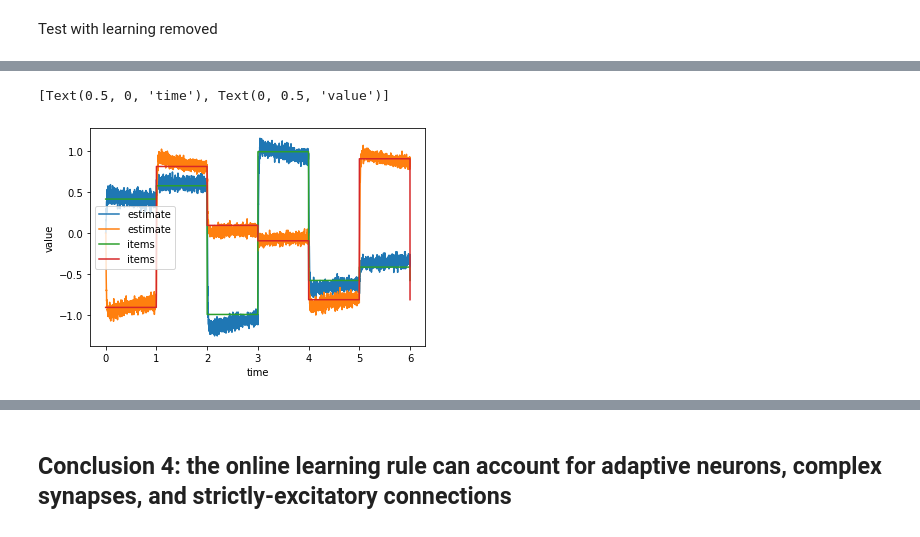
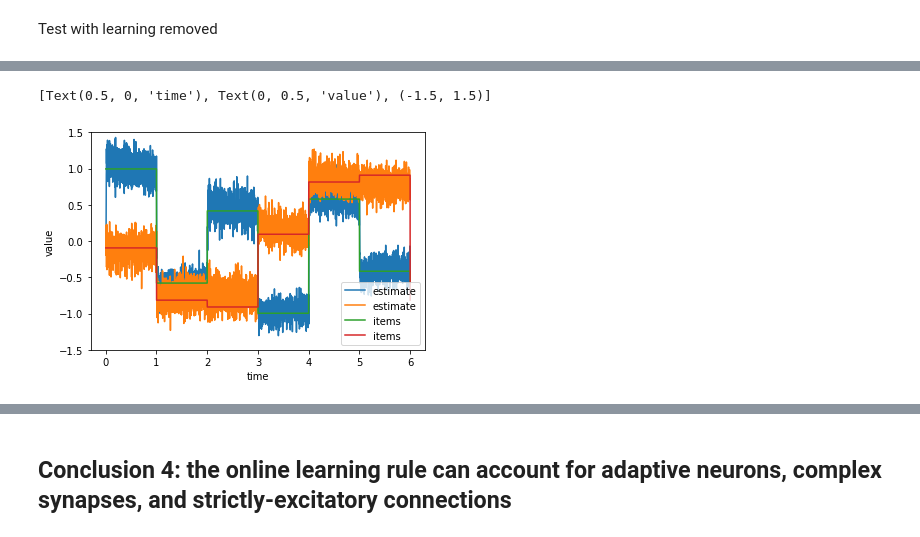
Before and after one commit to psipeter/online-sparsity, a Jupyter notebook: online_sparsity.ipynb, the cells around one changed output, grey strips where cells are left out. Saved outputs shown, nothing was run; the diff lists cells and outputs as text; code cells hidden in the pictures.

````diff
--- a/online_sparsity.ipynb
+++ b/online_sparsity.ipynb
@@ -89,7 +89,6 @@ HtmlProgressBar cannot be displayed. Please use the TerminalProgressBar. It can
 # %% [markdown]
 Save decoders, encoders, and weights
 # %%
-d_pre = sim.data[pre_target].weights
 e_target = sim.data[p_encoders][-1].copy()
 d_target = sim.data[p_decoders][-1].copy()
 w_pre_target = np.dot(e_target, d_pre)
@@ -222,6 +244,15 @@ class CustomLearningNode(nengo.Node):
 # 3. Can this learning rule sparsify ```post``` given ```target``` neural activities?
 Train the weights on the ```pre-post``` connection so that ```post```'s activities converge to ```target```'s activities; also train readout decoders for ```post``` with PES
 # %%
+t = 1.0  # stimulus time for each item
+n_cycles = 10  # number of times to loop through all items during training
+T = t*n_items*n_cycles  # total training time
+stim = make_stim()
+
+learning_rate_pes = 3e-4
+learning_rate_custom = 3e-7
+learning_rate_custom_pes = 3e-7
+
 with nengo.Network() as network:
     input = nengo.Node(stim_func)
     output = nengo.Ensemble(1, d, neuron_type=nengo.Direct())
@@ -232,11 +263,13 @@ with nengo.Network() as network:
     post = nengo.Ensemble(n_neurons, d, seed=seed+3, gain=np.ones((n_neurons)), bias=np.zeros((n_neurons)))
 
     pes = nengo.PES(learning_rate=learning_rate_pes)
-    learning_node = CustomLearningNode(pre, post, target, d_pre.T, 3e-7)
+    learning_node = CustomLearningNode(pre, post, target, d,
+        learning_rate=learning_rate_custom, learning_rate_pes=learning_rate_custom_pes)
 
-    nengo.Connection(pre.neurons, learning_node[:pre.n_neurons], synapse=pes)
+    nengo.Connection(pre.neurons, learning_node[:pre.n_neurons], synapse=synapse)
     nengo.Connection(post.neurons, learning_node[pre.n_neurons: pre.n_neurons+post.n_neurons], synapse=smooth)
-    nengo.Connection(target.neurons, learning_node[pre.n_neurons+post.n_neurons: ], synapse=smooth)
+    nengo.Connection(target.neurons, learning_node[pre.n_neurons+post.n_neurons: pre.n_neurons+post.n_neurons+target.n_neurons], synapse=smooth)
+    nengo.Connection(input, learning_node[pre.n_neurons+post.n_neurons+target.n_neurons:], synapse=None)
     nengo.Connection(learning_node, post.neurons, synapse=None)
 
     input_pre = nengo.Connection(input, pre, synapse=None)
@@ -339,4 +387,11 @@ post_type = nengo.AdaptiveLIF()  # todo: find biological parameters
 # %%
+AMPA = DoubleExp(0.55e-3, 2.2e-3)
+post_type = nengo.AdaptiveLIF()  # todo: find biological parameters
+
+learning_rate_pes = 3e-4
+learning_rate_custom = 3e-7
+learning_rate_custom_pes = 3e-7
+
 with nengo.Network() as network:
     input = nengo.Node(stim_func)
     output = nengo.Ensemble(1, d, neuron_type=nengo.Direct())
@@ -347,11 +402,13 @@ with nengo.Network() as network:
     post = nengo.Ensemble(n_neurons, d, neuron_type=post_type, seed=seed+3, gain=np.ones((n_neurons)), bias=np.zeros((n_neurons)))
 
     pes = nengo.PES(learning_rate=learning_rate_pes)
-    learning_node = CustomLearningNode(pre, post, target, d_pre.T, 3e-7, exc=True)  # don't allow negative weights
+    learning_node = CustomLearningNode(pre, post, target, d, exc=True,
+        learning_rate=learning_rate_custom, learning_rate_pes=learning_rate_custom_pes, learning_decay=learning_decay)
 
     nengo.Connection(pre.neurons, learning_node[:pre.n_neurons], synapse=AMPA)
     nengo.Connection(post.neurons, learning_node[pre.n_neurons: pre.n_neurons+post.n_neurons], synapse=smooth)
-    nengo.Connection(target.neurons, learning_node[pre.n_neurons+post.n_neurons: ], synapse=smooth)
+    nengo.Connection(target.neurons, learning_node[pre.n_neurons+post.n_neurons: pre.n_neurons+post.n_neurons+target.n_neurons], synapse=smooth)
+    nengo.Connection(input, learning_node[pre.n_neurons+post.n_neurons+target.n_neurons: ], synapse=None)
     nengo.Connection(learning_node, post.neurons, synapse=None)
 
     input_pre = nengo.Connection(input, pre, synapse=None)
@@ -422,16 +486,14 @@ HtmlProgressBar cannot be displayed. Please use the TerminalProgressBar. It can
 HtmlProgressBar cannot be displayed. Please use the TerminalProgressBar. It can be enabled with `nengo.rc.set('progress', 'progress_bar', 'nengo.utils.progress.TerminalProgressBar')`.
 [interactive output not drawn]
 # %%
-a_post = synapse.filt(sim.data[p_post], dt=dt)
-estimate = np.dot(a_post, d_post.T)
 fig, ax = plt.subplots()
-ax.plot(sim.trange(), estimate, label='estimate')
+ax.plot(sim.trange(), sim.data[p_output], label='estimate')
 ax.plot(sim.trange(), sim.data[p_input], label='items')
 ax.legend()
-ax.set(xlabel='time', ylabel='value')
+ax.set(xlabel='time', ylabel='value', ylim=((-1.5, 1.5)))
 # %% [output]
-[Text(0.5, 0, 'time'), Text(0, 0.5, 'value')]
+[Text(0.5, 0, 'time'), Text(0, 0.5, 'value'), (-1.5, 1.5)]
-[figure, old version]
+[figure, new version]
 # %%
 fig, ax = plt.subplots(figsize=((4, 4)))
 plot_spikes(
````
Also changed, not shown: parts of 56 cells of this notebook.
